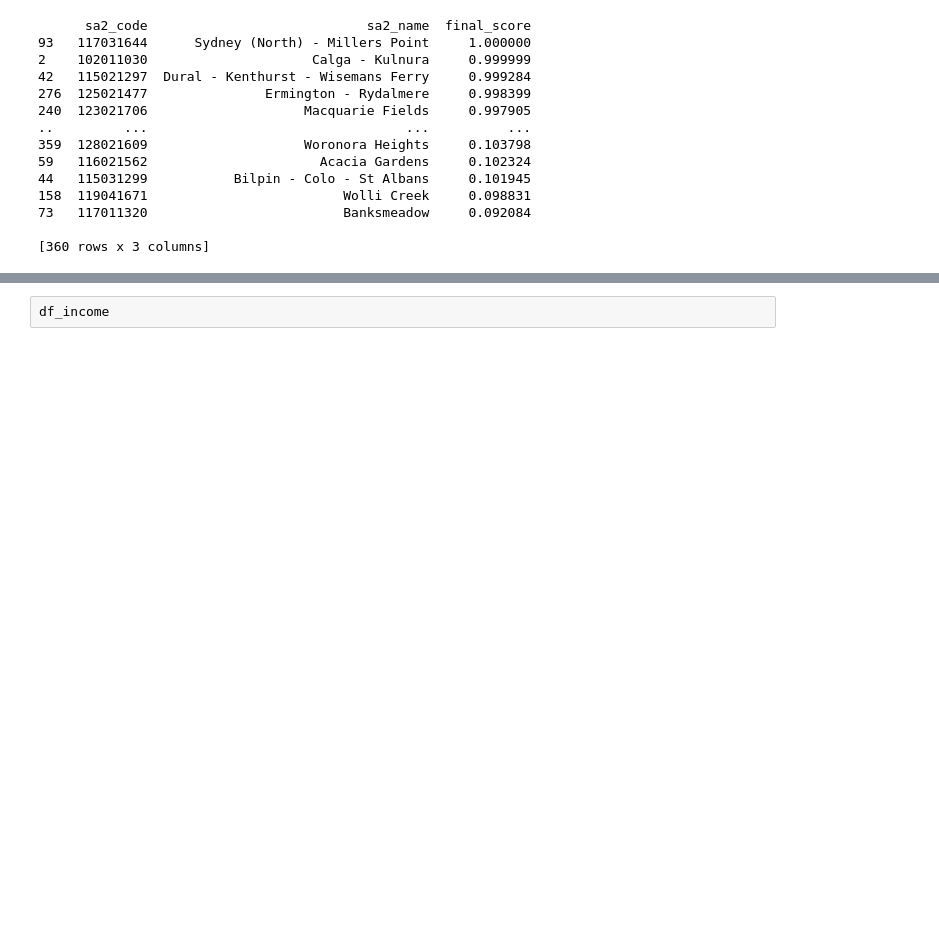
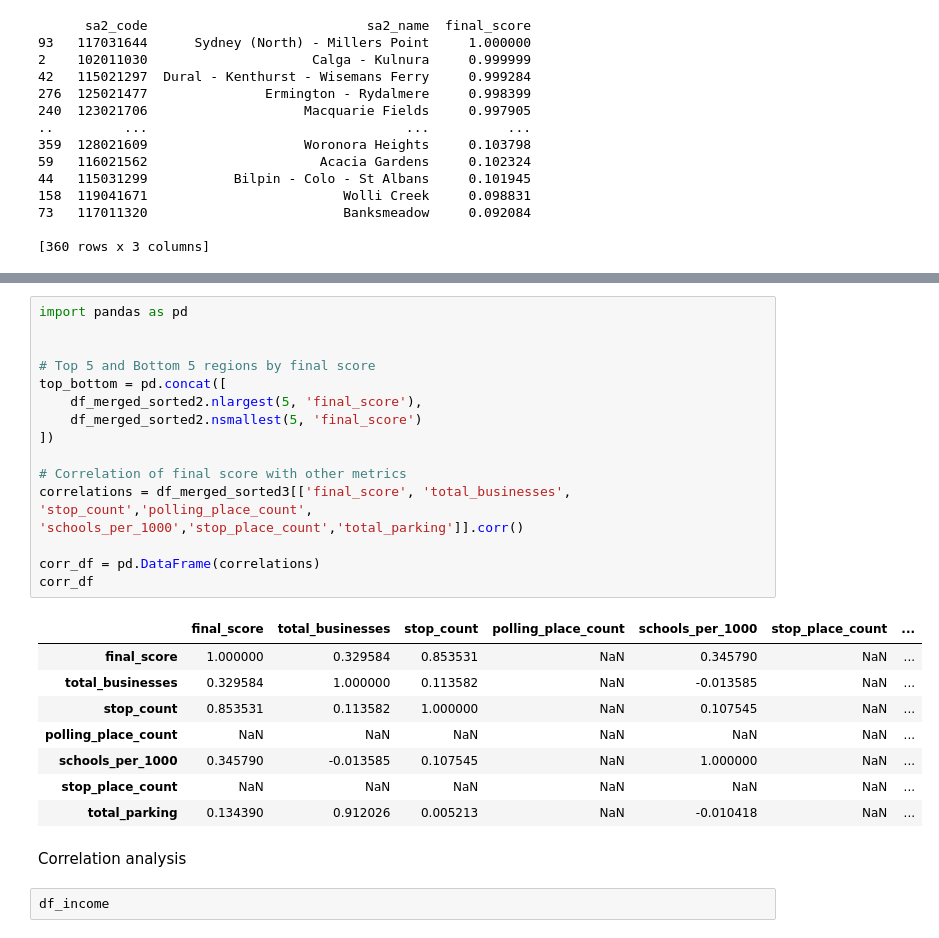
Before and after one commit to Loki4099/data2001_assignment, a Jupyter notebook: final_assignment.ipynb, the cells around one changed output, grey strips where cells are left out. Drawn from its saved outputs; the diff is of its cells as text; blank space fills up the shorter version.

```diff
--- a/final_assignment.ipynb
+++ b/final_assignment.ipynb
@@ -1769,3 +2030,29 @@ there is very few changes from the additional dataset
+# %%
+import pandas as pd
+
+
+# Top 5 and Bottom 5 regions by final score
+top_bottom = pd.concat([
+    df_merged_sorted2.nlargest(5, 'final_score'),
+    df_merged_sorted2.nsmallest(5, 'final_score')
+])
+
+# Correlation of final score with other metrics
+correlations = df_merged_sorted3[['final_score', 'total_businesses', 'stop_count','polling_place_count', 'schools_per_1000','stop_place_count','total_parking']].corr()
+
+corr_df = pd.DataFrame(correlations)
+corr_df
+# %% [output]
+|  | final_score | total_businesses | stop_count | polling_place_count | schools_per_1000 | stop_place_count | ... |
+| final_score | 1.000000 | 0.329584 | 0.853531 | NaN | 0.345790 | NaN | ... |
+| total_businesses | 0.329584 | 1.000000 | 0.113582 | NaN | -0.013585 | NaN | ... |
+| stop_count | 0.853531 | 0.113582 | 1.000000 | NaN | 0.107545 | NaN | ... |
+| polling_place_count | NaN | NaN | NaN | NaN | NaN | NaN | ... |
+| schools_per_1000 | 0.345790 | -0.013585 | 0.107545 | NaN | 1.000000 | NaN | ... |
+| stop_place_count | NaN | NaN | NaN | NaN | NaN | NaN | ... |
+| total_parking | 0.134390 | 0.912026 | 0.005213 | NaN | -0.010418 | NaN | ... |
+# %% [markdown]
+Correlation analysis
 # %%
 df_income
 # %% [output]
```
Also changed, not shown: parts of 14 cells of this notebook.
